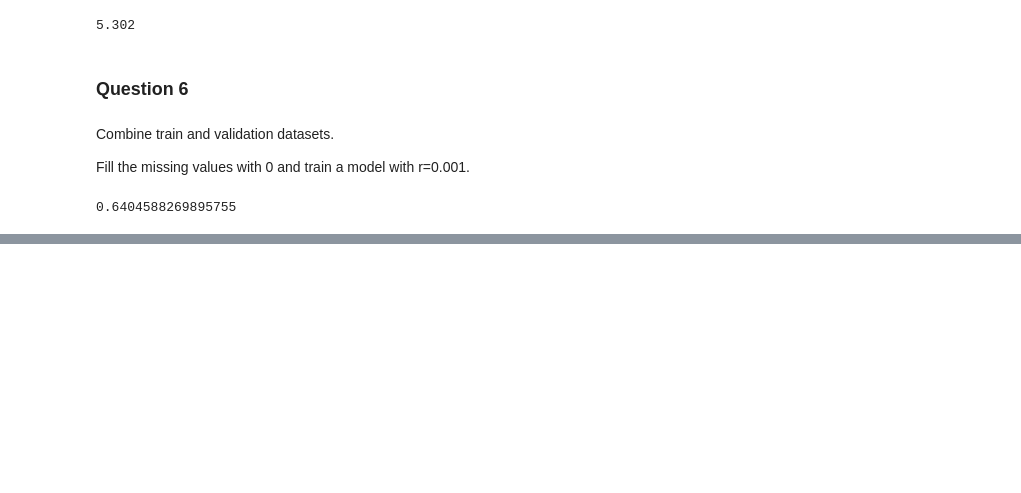
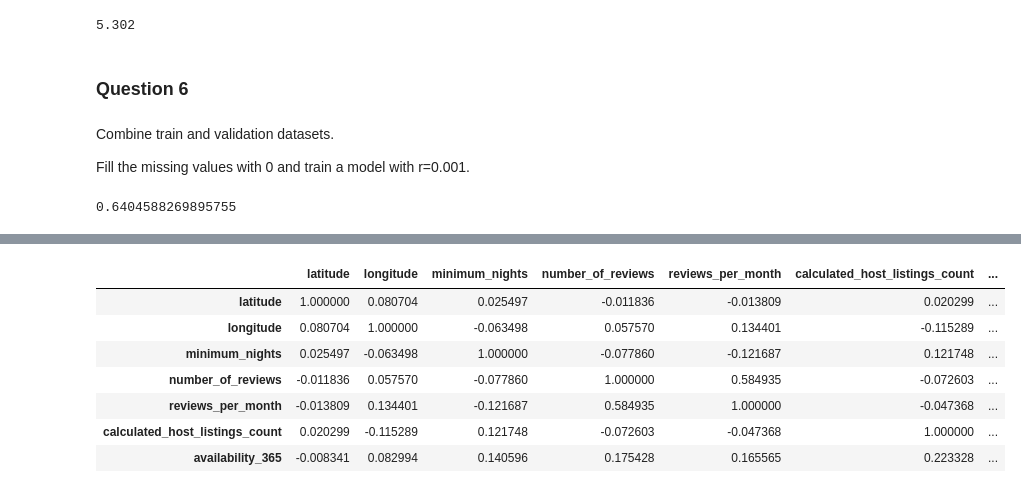
Before and after one commit to sukritishuk/ML_ZoomCamp-DataTalksClub, a Jupyter notebook: HomeWork -DataTalksClub - ML ZoomCamp.ipynb, the cells around one changed output, grey strips where cells are left out. Drawn from its saved outputs; the diff is of its cells as text; code cells hidden in the pictures; blank space fills up the shorter version.

```diff
--- a/HomeWork -DataTalksClub - ML ZoomCamp.ipynb
+++ b/HomeWork -DataTalksClub - ML ZoomCamp.ipynb
@@ -614,0 +646,5 @@ score
+# %%
+features = data[['neighbourhood_group','room_type','latitude','longitude','price','minimum_nights','number_of_reviews',
+            'reviews_per_month','calculated_host_listings_count','availability_365']]
+
+features.head()
@@ -614,0 +675,4 @@ score
+# %%
+# after filling NaN with zeros:
+features = features.fillna(0)
+features.isnull().sum()
@@ -614,0 +713,13 @@ score
+# %%
+# Split your data in train/val/test sets, with 60%/20%/20% distribution.
+from sklearn.model_selection import train_test_split
+
+# Use Scikit-Learn for that (the train_test_split function) and set the seed to 42.
+# Step 1 - splitting dataset into full train and test sets first:
+df_full_train, df_test = train_test_split(features, test_size=0.20,random_state=42)
+
+# Step 2 - splitting full train set again into training set and validation set:
+df_train, df_val = train_test_split(df_full_train, test_size=0.25,random_state = 42)
+
+# getting the size of train, vaidation and test set:
+df_train.shape, df_val.shape, df_test.shape
@@ -614,0 +765,16 @@ score
+# %%
+# slicing only numerical feature columns of train dataset:
+numerical = ['latitude','longitude','minimum_nights','number_of_reviews', 'reviews_per_month',
+             'calculated_host_listings_count', 'availability_365']
+# %%
+# Creating the correlation matrix for the numerical features of your train dataset:
+df_full_train[numerical].corr()   # using corr() function
+# %% [output]
+|  | latitude | longitude | minimum_nights | number_of_reviews | reviews_per_month | calculated_host_listings_count | ... |
+| latitude | 1.000000 | 0.080704 | 0.025497 | -0.011836 | -0.013809 | 0.020299 | ... |
+| longitude | 0.080704 | 1.000000 | -0.063498 | 0.057570 | 0.134401 | -0.115289 | ... |
+| minimum_nights | 0.025497 | -0.063498 | 1.000000 | -0.077860 | -0.121687 | 0.121748 | ... |
+| number_of_reviews | -0.011836 | 0.057570 | -0.077860 | 1.000000 | 0.584935 | -0.072603 | ... |
+| reviews_per_month | -0.013809 | 0.134401 | -0.121687 | 0.584935 | 1.000000 | -0.047368 | ... |
+| calculated_host_listings_count | 0.020299 | -0.115289 | 0.121748 | -0.072603 | -0.047368 | 1.000000 | ... |
+| availability_365 | -0.008341 | 0.082994 | 0.140596 | 0.175428 | 0.165565 | 0.223328 | ... |
```
Also changed, not shown: parts of 51 cells of this notebook.
